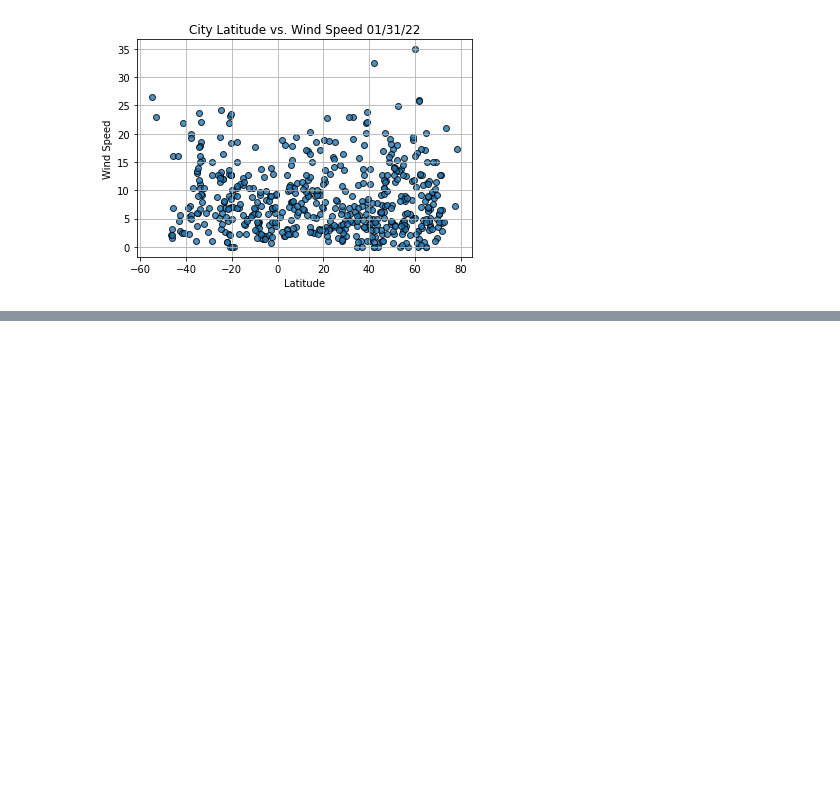
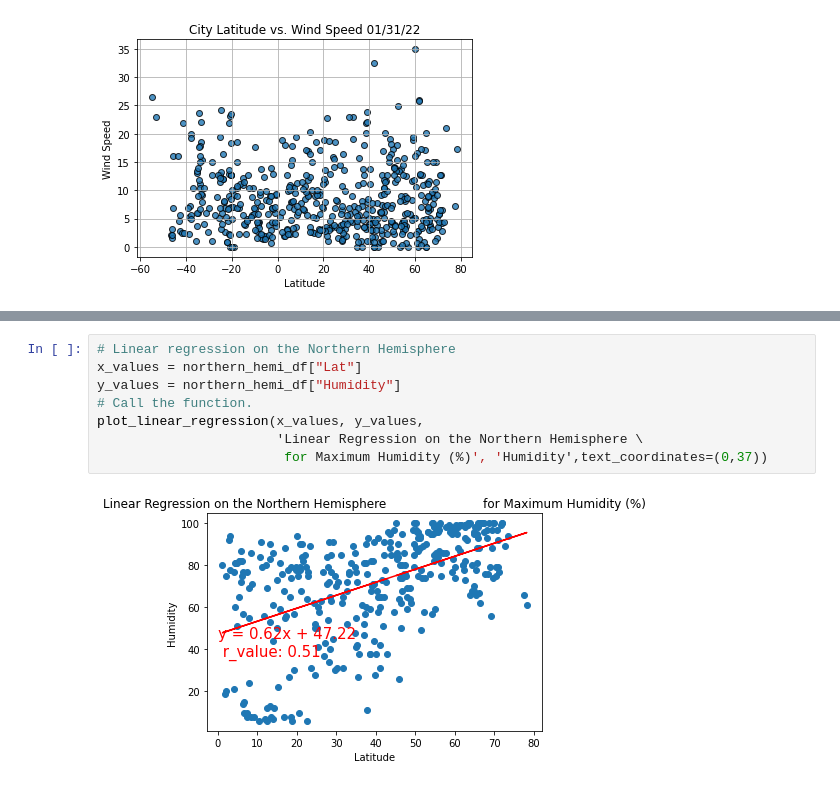
Before and after one commit to briane2k/World_Weather_Analysis, a Jupyter notebook: WeatherPy.ipynb, the cells around one changed output, grey strips where cells are left out. Saved outputs shown, nothing was run; the diff lists cells and outputs as text; blank space fills up the shorter version.

```diff
--- a/WeatherPy.ipynb
+++ b/WeatherPy.ipynb
@@ -222,0 +271,10 @@ plt.show()
+# %%
+# Linear regression on the Northern Hemisphere
+x_values = northern_hemi_df["Lat"]
+y_values = northern_hemi_df["Humidity"]
+# Call the function.
+plot_linear_regression(x_values, y_values,
+                       'Linear Regression on the Northern Hemisphere \
+                        for Maximum Humidity (%)', 'Humidity',text_coordinates=(0,37))
+# %% [output]
+[figure, added]
```
Also changed, not shown: parts of 9 cells of this notebook, 1 other file.
